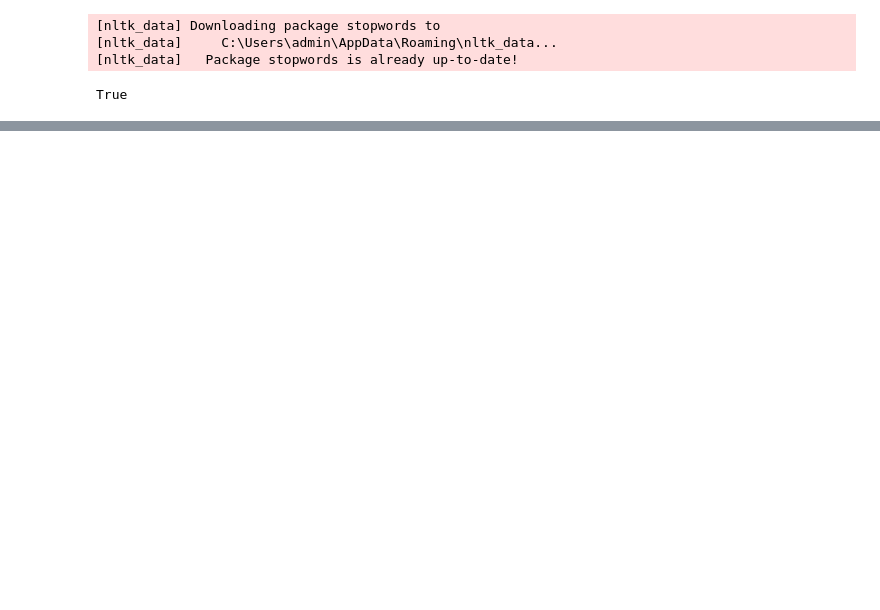
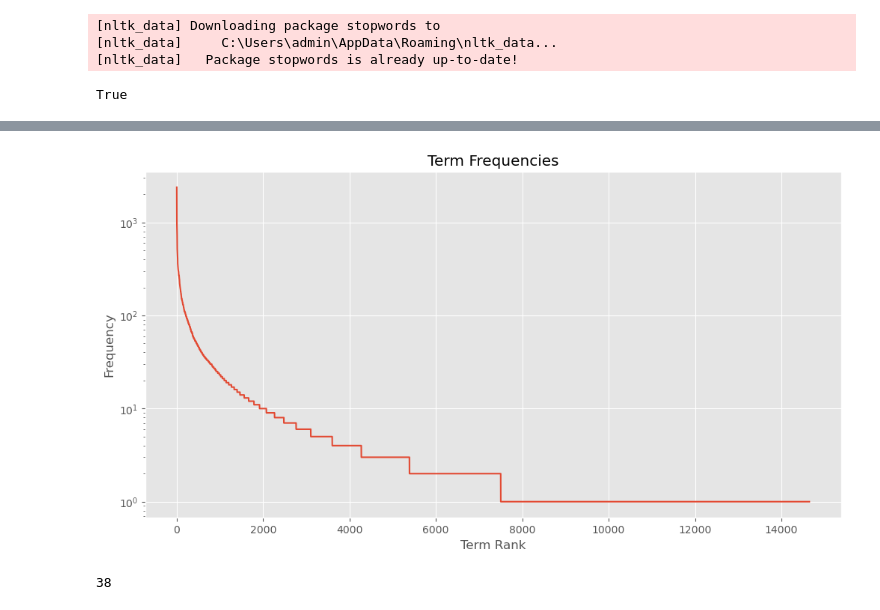
Before and after one commit to nguyenvanhuy0612/DL-1, a Jupyter notebook: Topic-3-Sentiment-Analysis/pre-test5.ipynb, the cells around one changed output, grey strips where cells are left out. Drawn from its saved outputs; the diff is of its cells as text; code cells hidden in the pictures; blank space fills up the shorter version.

```diff
--- a/Topic-3-Sentiment-Analysis/pre-test5.ipynb
+++ b/Topic-3-Sentiment-Analysis/pre-test5.ipynb
@@ -134,0 +137,12 @@ y = df_train['label']
+# %%
+# Plot term frequencies
+plt.figure(figsize=(12, 6))
+plt.plot(term_freq_df['frequency'].values)
+#plt.plot(term_freq_df['frequency'].values[25000:26000])
+plt.title('Term Frequencies')
+plt.xlabel('Term Rank')
+plt.ylabel('Frequency')
+plt.yscale('log')  # Optional: use logarithmic scale for better visualization
+plt.show()
+# %% [output]
+[figure, added]
@@ -135 +167,6 @@ y = df_train['label']
+# %%
+import gc
+gc.collect()
+# %% [output]
+38
 # %%
```
Also changed, not shown: parts of 16 cells of this notebook.
